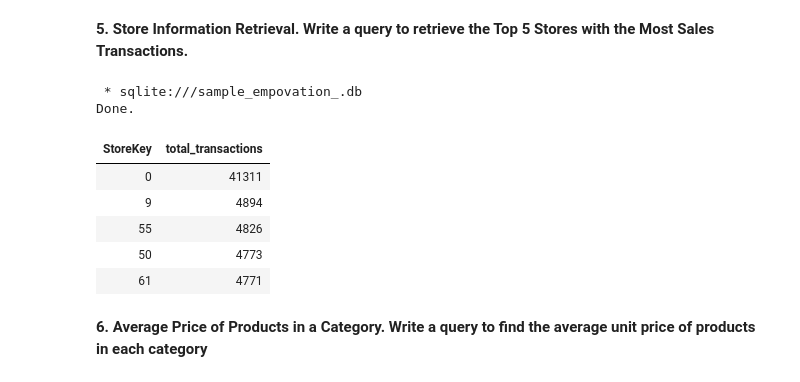
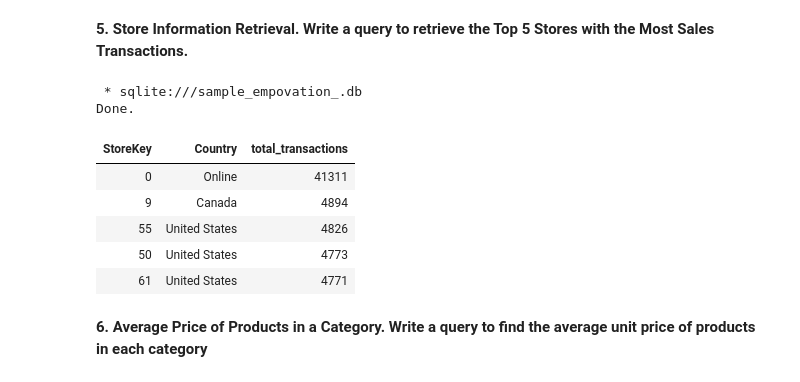
Before and after one commit to amiegirl/Data_Analyst_Portfolio_Projects, a Jupyter notebook: SQL_Projects/Empovation-SQL-Challenge/empovation_challenge.ipynb, the cells around one changed output. Saved outputs shown, nothing was run; the diff lists cells and outputs as text; code cells hidden in the pictures.

```diff
--- a/SQL_Projects/Empovation-SQL-Challenge/empovation_challenge.ipynb
+++ b/SQL_Projects/Empovation-SQL-Challenge/empovation_challenge.ipynb
@@ -133,24 +141,26 @@ Done.
 # %%
 %%sql
 --5.top 5 stores with most sales Transactions
 WITH all_stores as(
 				SELECT *
 				FROM Sales
 				LEFT JOIN Stores on Stores.StoreKey = Sales.StoreKey)
-SELECT StoreKey, sum(Quantity) as total_transactions
+SELECT StoreKey,
+Country,
+sum(Quantity) as total_transactions
 FROM all_stores
 GROUP by StoreKey
 ORDER by total_transactions DESC
 LIMIT 5
 # %% [output]
  * sqlite:///sample_empovation_.db
 Done.
-| StoreKey | total_transactions |
-| 0 | 41311 |
-| 9 | 4894 |
-| 55 | 4826 |
-| 50 | 4773 |
-| 61 | 4771 |
+| StoreKey | Country | total_transactions |
+| 0 | Online | 41311 |
+| 9 | Canada | 4894 |
+| 55 | United States | 4826 |
+| 50 | United States | 4773 |
+| 61 | United States | 4771 |
 # %% [markdown]
 **6. Average Price of Products in a Category. Write a query to find the average unit price of products in each category**
 # %%
```
Also changed, not shown: parts of 2 cells of this notebook.
